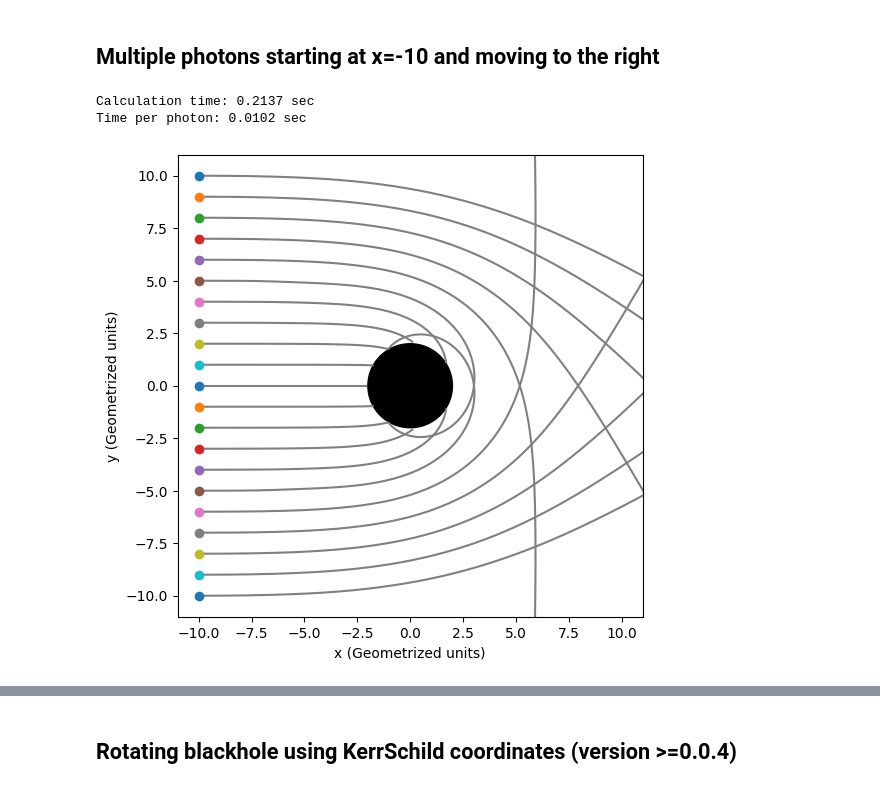
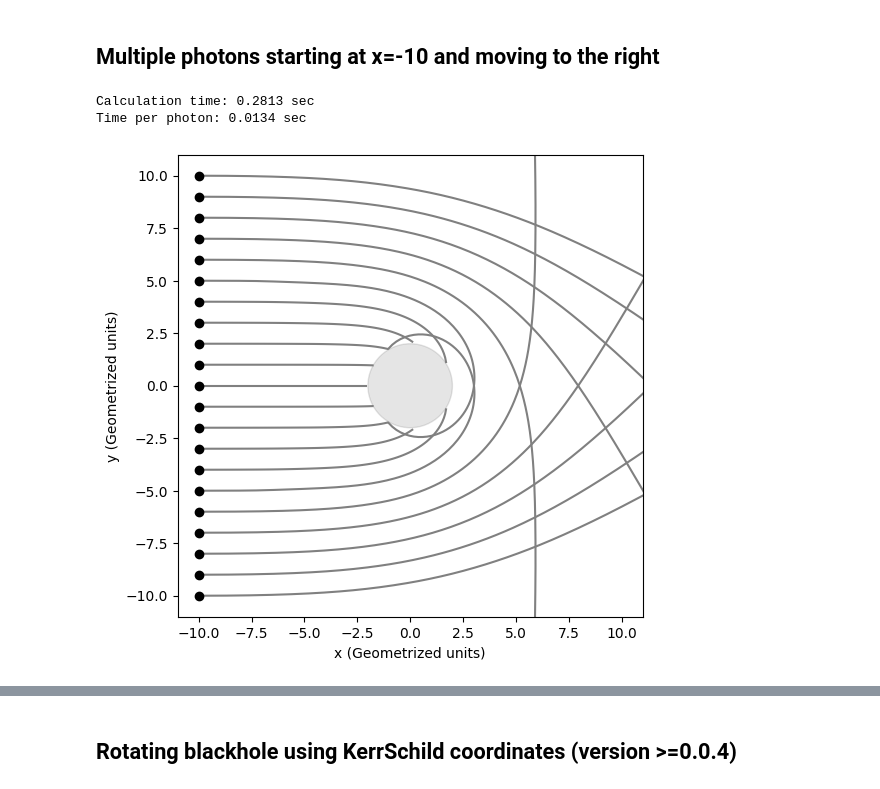
Before and after one commit to bldevries/curvedpy, a Jupyter notebook: tutorials/Tutorial_1_calc_geodesic.ipynb, the cells around one changed output, grey strips where cells are left out. Cells and saved outputs as stored; diff of their text form; code cells hidden in the pictures.

```diff
--- a/tutorials/Tutorial_1_calc_geodesic.ipynb
+++ b/tutorials/Tutorial_1_calc_geodesic.ipynb
@@ -81,35 +92,35 @@ Event of hitting the blackhole:  True
 # %% [markdown]
 ## Multiple photons starting at x=-10 and moving to the right
 # %%
-circle1 = plt.Circle((0, 0), 2, color='k')
+circle1 = plt.Circle((0, 0), 2, color='k', alpha=0.1)
 fig, ax = plt.subplots(figsize=(6,6))
 ax.add_patch(circle1)
 
 nr = 21
 x0 = [np.array([-10.0, 10-i, 0.0]) for i in range(nr)]
 _ = time.time()
 results = gi.geodesic(\
                         k0_xyz = [np.array([0.1, 0.0, 0.0]) for i in range(nr)], \
                         x0_xyz = [np.array([-10.0, 10-i, 0.0]) for i in range(nr)], \
                         curve_end=500, nr_points_curve=500)
 calc_time = time.time()-_
 
 print(f"Calculation time: {round(calc_time, 4)} sec")
 print(f"Time per photon: {round(calc_time/len(x0), 4)} sec")
 
 for k_xyz, x_xyz , res in results:
     ax.plot(*x_xyz[0:2], "gray")
-    ax.plot(x_xyz[0][0], x_xyz[1][0], "o")
+    ax.plot(x_xyz[0][0], x_xyz[1][0], "ko")
     #ax.plot(*x0[0:2], "o")
 
 
 lim = 11
 plt.xlim(-lim, lim)
 plt.ylim(-lim, lim)
 plt.xlabel("x (Geometrized units)")
 plt.ylabel("y (Geometrized units)")
 plt.show()
 # %% [output]
-Calculation time: 0.2137 sec
-Time per photon: 0.0102 sec
+Calculation time: 0.2813 sec
+Time per photon: 0.0134 sec
-[figure, old version]
+[figure, new version]
```
Also changed, not shown: parts of 7 cells of this notebook, 1 other file.
